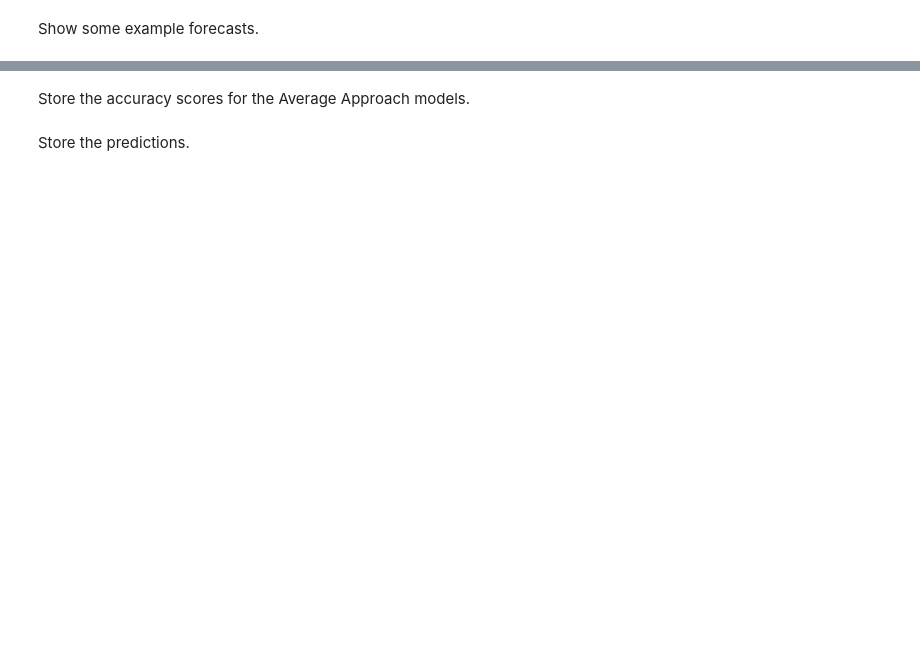
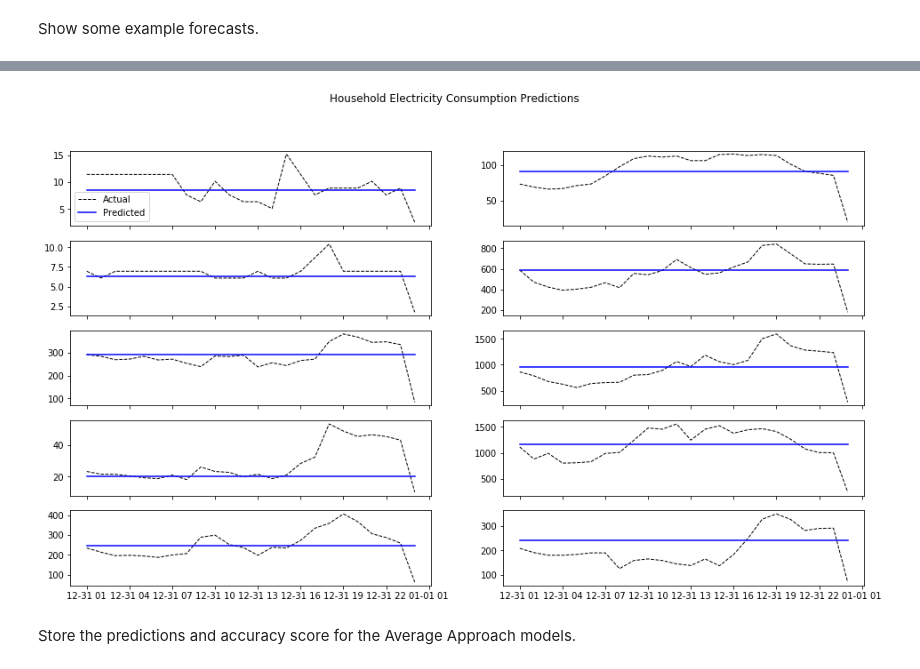
Before and after one commit to AidanCooper/forecasting, a Jupyter notebook: Average/household-electricity-consumption.ipynb, the cells around one changed output, grey strips where cells are left out. Saved outputs shown, nothing was run; the diff lists cells and outputs as text; code cells hidden in the pictures; blank space fills up the shorter version.

```diff
--- a/Average/household-electricity-consumption.ipynb
+++ b/Average/household-electricity-consumption.ipynb
@@ -106,2 +77,15 @@ for house in range(10):
+# %%
+fig, ax = plt.subplots(5, 2, sharex=True)
+ax = ax.ravel()
+
+for col in range(1, 11):
+    ax[col-1].plot(results.index[-prediction_length:], results['ts%s' % col].iloc[-prediction_length:],
+                   label='Actual', c='k', linestyle='--', linewidth=1)
+    ax[col-1].plot(results.index[-prediction_length:], results['pred%s' % col].iloc[-prediction_length:],
+                   label='Predicted', c='b')
+fig.suptitle('{} Predictions'.format(dataset_name))
+ax[0].legend();
+# %% [output]
+[figure, added]
 # %% [markdown]
-Store the accuracy scores for the Average Approach models.
+Store the predictions and accuracy score for the Average Approach models.
@@ -116,3 +92 @@ with open('hec-sMASE.pkl', 'wb') as f:
-# %% [markdown]
-Store the predictions.
 # %%
```
Also changed, not shown: parts of 20 cells of this notebook, 5 other files.
